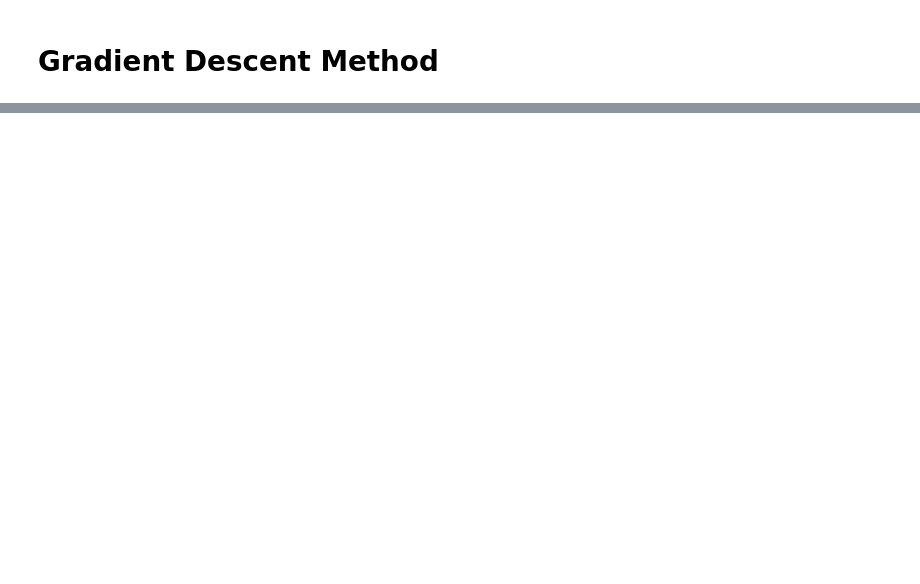
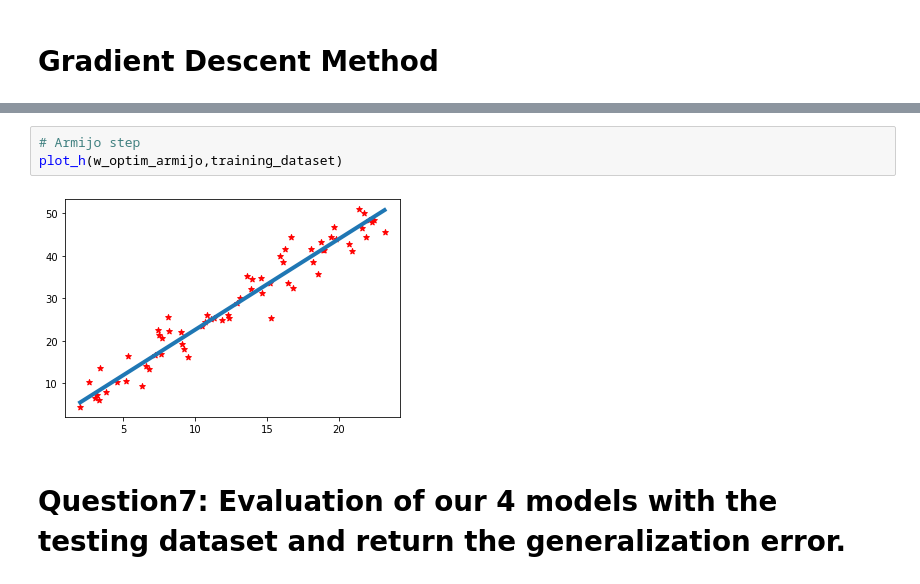
Before and after one commit to Imraneouelfaquir98/ML-Project-Regression, a Jupyter notebook: Regression.ipynb, the cells around one changed output, grey strips where cells are left out. Saved outputs shown, nothing was run; the diff lists cells and outputs as text; blank space fills up the shorter version.

```diff
--- a/Regression.ipynb
+++ b/Regression.ipynb
@@ -184,0 +181,7 @@ plot_h(w_optim_RMSE)
+# %%
+# Armijo step
+plot_h(w_optim_armijo,training_dataset)
+# %% [output]
+[figure, added]
+# %% [markdown]
+# Question7: Evaluation of our 4 models with the testing dataset and return the generalization error.
```
Also changed, not shown: parts of 33 cells of this notebook, 3 other files.
